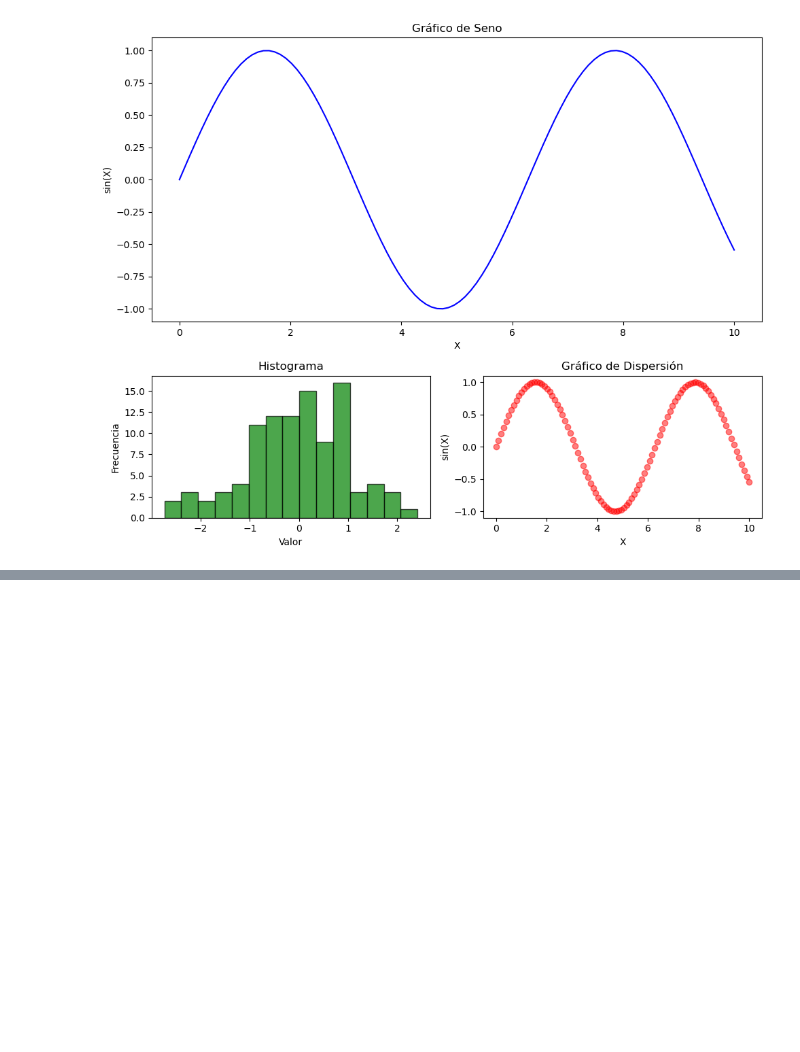
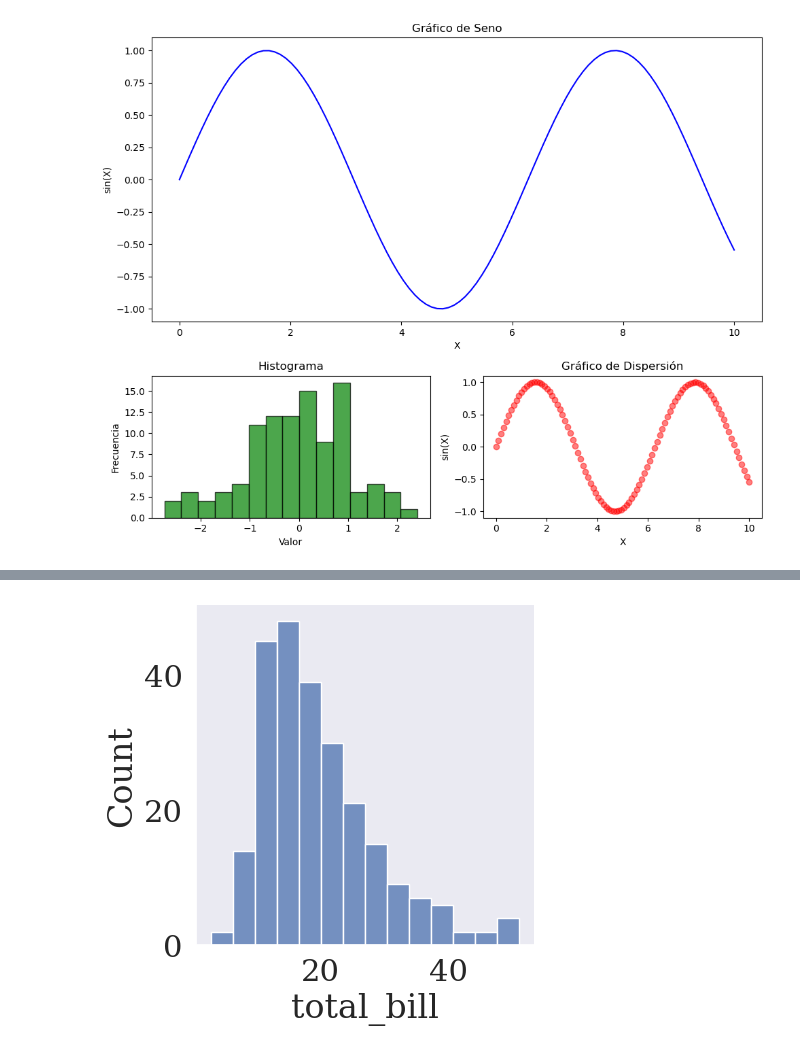
Before and after one commit to pinpacho/analysis_manipulate_data, a Jupyter notebook: numpy_pandas/matplotlib.ipynb, the cells around one changed output, grey strips where cells are left out. Cells and saved outputs as stored; diff of their text form; code cells hidden in the pictures; blank space fills up the shorter version.

```diff
--- a/numpy_pandas/matplotlib.ipynb
+++ b/numpy_pandas/matplotlib.ipynb
@@ -258,0 +283,2 @@ plt.show()
+# %%
+tip = sns.load_dataset('tips')
@@ -258,0 +301,5 @@ plt.show()
+# %%
+sns.displot(data=tip, x ='total_bill')
+plt.show()
+# %% [output]
+[figure, added]
```
Also changed, not shown: parts of 19 cells of this notebook.
